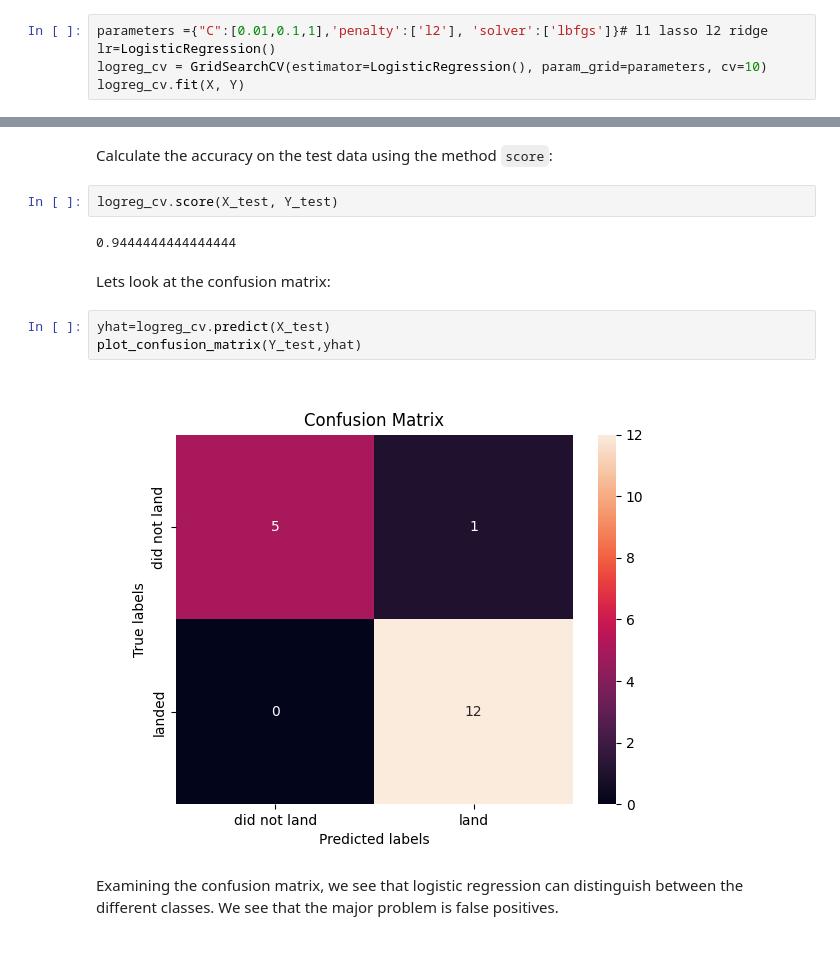
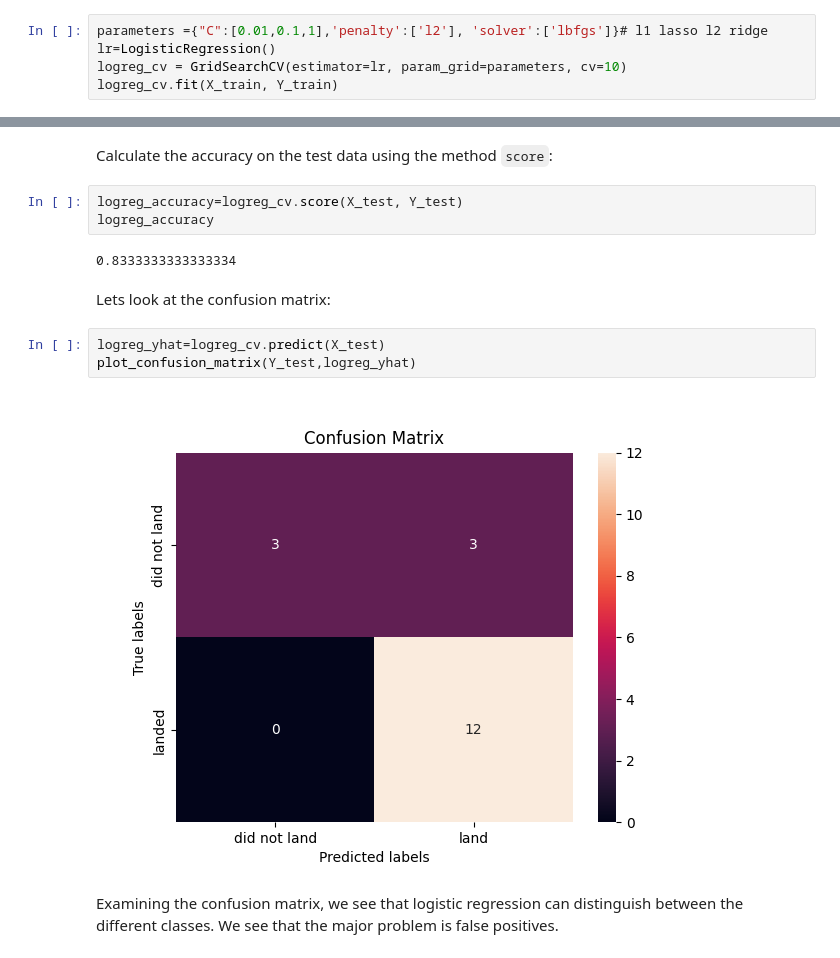
Before and after one commit to sjweiler/ds_capstone, a Jupyter notebook: IBM-DS0321EN-SkillsNetwork_labs_module_4_SpaceX_Machine_Learning_Prediction_Part_5.jupyterlite.ipynb, the cells around one changed output, grey strips where cells are left out. Saved outputs shown, nothing was run; the diff lists cells and outputs as text.

```diff
--- a/IBM-DS0321EN-SkillsNetwork_labs_module_4_SpaceX_Machine_Learning_Prediction_Part_5.jupyterlite.ipynb
+++ b/IBM-DS0321EN-SkillsNetwork_labs_module_4_SpaceX_Machine_Learning_Prediction_Part_5.jupyterlite.ipynb
@@ -170,8 +170,8 @@ parameters ={'C':[0.01,0.1,1],
 # %%
 parameters ={"C":[0.01,0.1,1],'penalty':['l2'], 'solver':['lbfgs']}# l1 lasso l2 ridge
 lr=LogisticRegression()
-logreg_cv = GridSearchCV(estimator=LogisticRegression(), param_grid=parameters, cv=10)
-logreg_cv.fit(X, Y)
+logreg_cv = GridSearchCV(estimator=lr, param_grid=parameters, cv=10)
+logreg_cv.fit(X_train, Y_train)
 # %% [output]
 GridSearchCV(cv=10, estimator=LogisticRegression(),
              param_grid={'C': [0.01, 0.1, 1], 'penalty': ['l2'],
@@ -189,16 +189,17 @@ accuracy : 0.8222222222222222
 # %% [markdown]
 Calculate the accuracy on the test data using the method <code>score</code>:
 # %%
-logreg_cv.score(X_test, Y_test)
+logreg_accuracy=logreg_cv.score(X_test, Y_test)
+logreg_accuracy
 # %% [output]
-0.9444444444444444
+0.8333333333333334
 # %% [markdown]
 Lets look at the confusion matrix:
 # %%
-yhat=logreg_cv.predict(X_test)
-plot_confusion_matrix(Y_test,yhat)
+logreg_yhat=logreg_cv.predict(X_test)
+plot_confusion_matrix(Y_test,logreg_yhat)
 # %% [output]
-[figure, old version]
+[figure, new version]
 # %% [markdown]
 Examining the confusion matrix, we see that logistic regression can distinguish between the different classes.  We see that the major problem is false positives.
 # %% [markdown]
```
Also changed, not shown: parts of 17 cells of this notebook.
